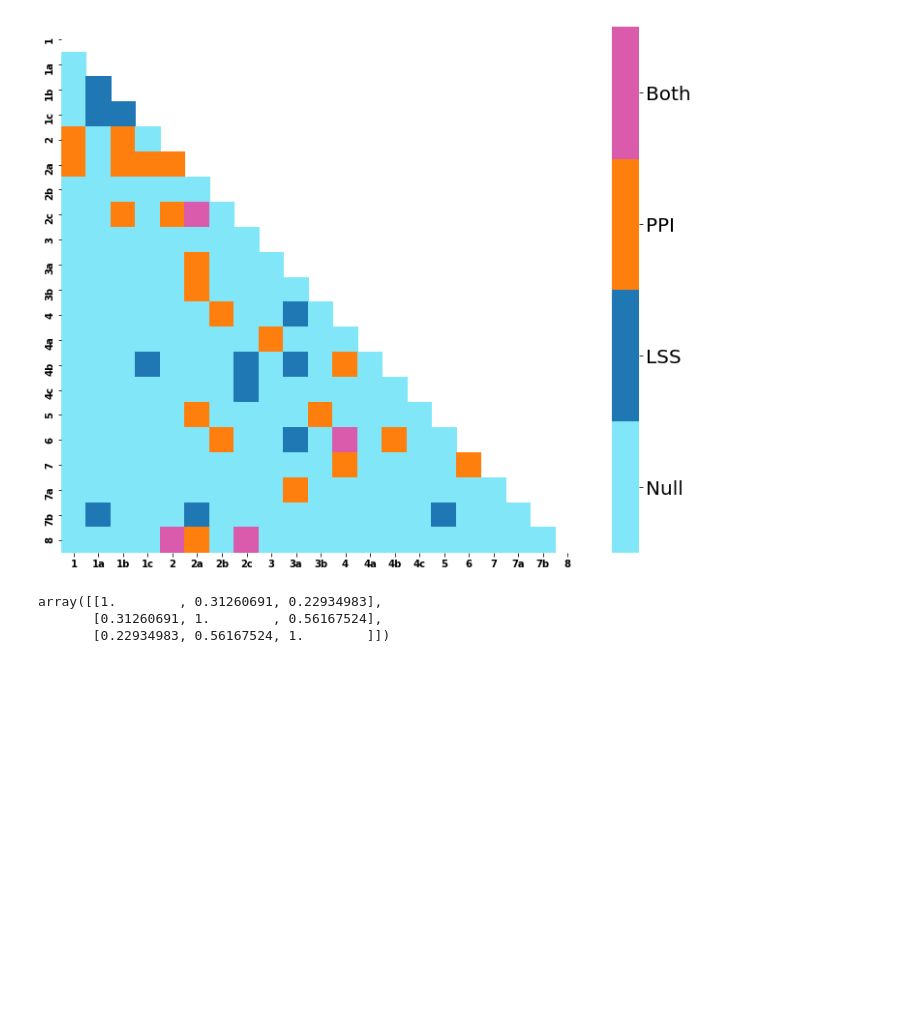
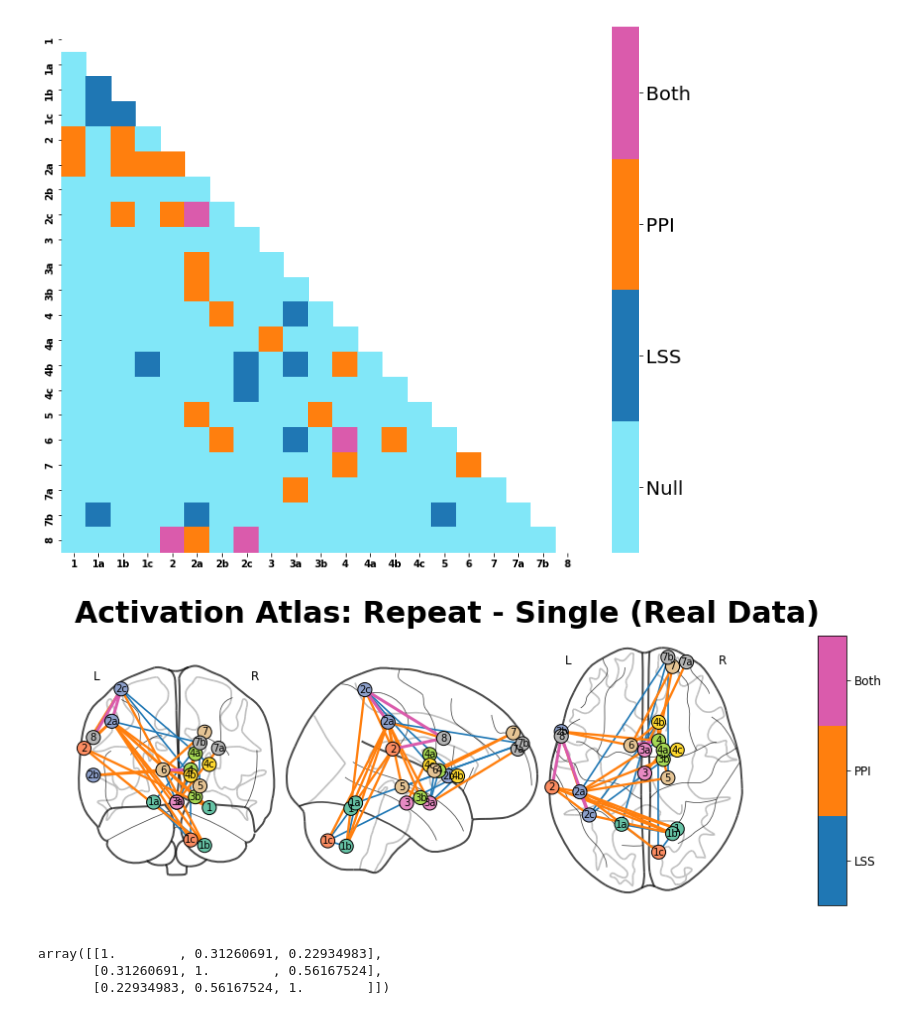
Before and after one commit to jdkent/BetaSeriesRealDataAnalysis, a Jupyter notebook: PPITest/compare_bsc_ppi.ipynb, the cells around one changed output. Saved outputs shown, nothing was run; the diff lists cells and outputs as text; code cells hidden in the pictures; blank space fills up the shorter version.

```diff
--- a/PPITest/compare_bsc_ppi.ipynb
+++ b/PPITest/compare_bsc_ppi.ipynb
@@ -377,6 +478,13 @@ Number of Positives ppi: 25 / 210
 Number of overlapping positives: 4 / 210
 [figure]
 [figure]
+# %%
+fig = nf.make_glass_brain(overlap_lss_df, coords_df, cbar_ticks=["LSS", "PPI", "Both"])
+fig.suptitle("Activation Atlas: Repeat - Single (Real Data)", size=30, weight='heavy')
+outfile = './outputs/data-real_type-brain_atlas-activation_contrast-repeatxsingle_compare-lssxppi'
+save_eps(fig, outfile)
+# %% [output]
+[figure, added]
 # %%
 np.corrcoef([lsa_model_df["estimate"], lss_model_df["estimate"], ppi_model_df["estimate"]])
 # %% [output]
```
Also changed, not shown: parts of 60 cells of this notebook, 20 other files.
